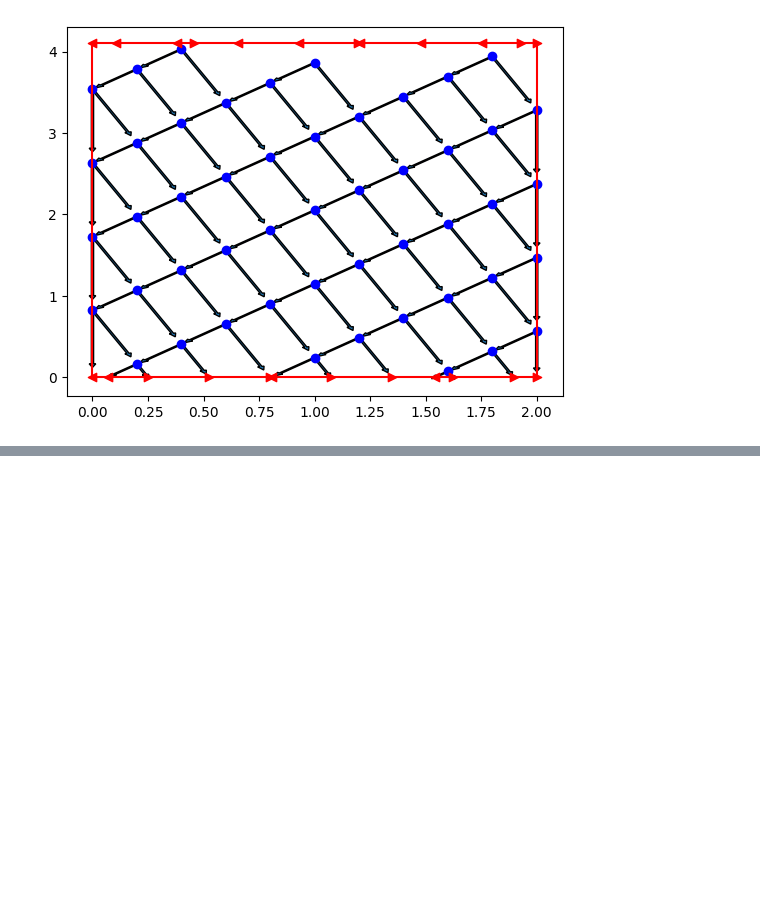
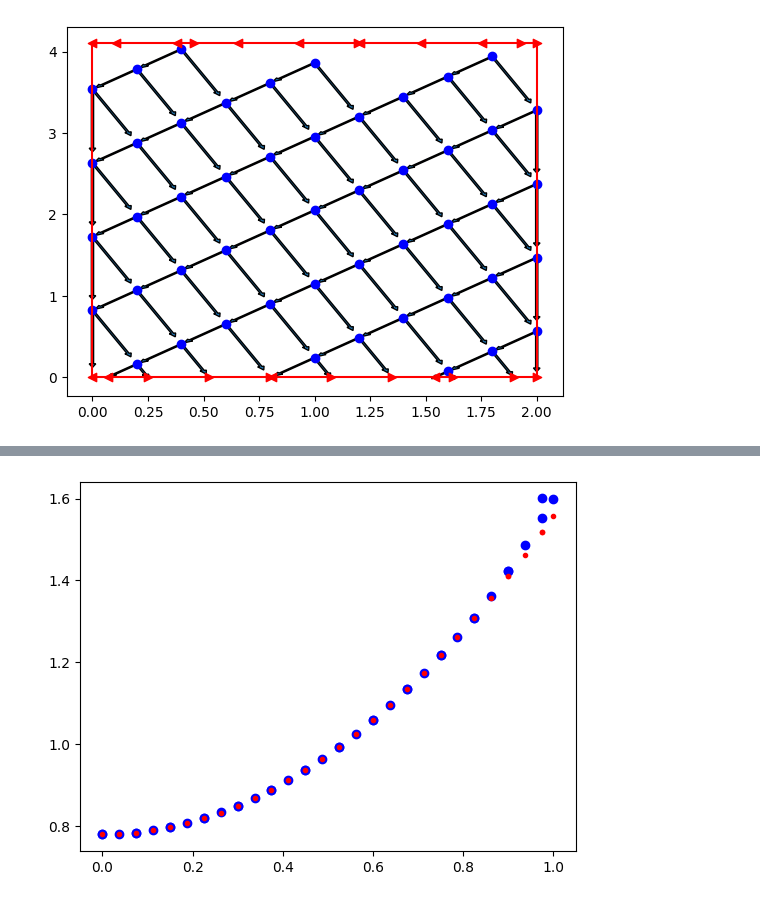
Before and after one commit to Dann38/model_rectification_column, a Jupyter notebook: Untitled.ipynb, the cells around one changed output, grey strips where cells are left out. Saved outputs shown, nothing was run; the diff lists cells and outputs as text; code cells hidden in the pictures; blank space fills up the shorter version.

```diff
--- a/Untitled.ipynb
+++ b/Untitled.ipynb
@@ -191,2 +190,26 @@ array([3., 2., 2., 0.])
 # %%
-nodes_start_r
+x0 = lambda s: 0
+y0 = lambda s: (3*s+1)/(2*(s+1))
+
+x_an = lambda s, t: 2*(s**2+1)*np.sin(t)
+y_an = lambda s, t: (3*s+1)/(2*(s+1))*np.cos(t)
+T = [0, 0.4]
+S = [0, 1]
+C = [1,2]
+# C = [2.3,0.9]
+
+B11 = lambda s, t: -2*s
+B12 = lambda s, t: 4/3*s**2
+B21 = lambda s, t: - (3*s+1)/(4*(s**2+1)*(s+1))
+B22 = lambda s, t: 4/((s+1)*(3*s+1))
+
+
+G11 = lambda t: - 4*np.cos(t) / (np.cos(t)-4*np.sin(t))
+G12 = lambda t: - G11(t)
+G21 = lambda t: (np.sin(t)) / (np.cos(t) - 4* np.sin(t))
+G22 = lambda t: - G21(t)
+
+F1 = lambda s, t: 4*s**3*np.sin(t)+2*np.cos(t)+4*s**2*np.cos(t)/(3*(s+1))
+F2 = lambda s, t: 0
+
+hyp_problem = HypProblem(T=T, S=S, C=C, B=[[B11, B12], [B21, B22]], F=[F1, F2], G=[[G11, G12], [G21, G22]], X0=x0, Y0=y0)
@@ -224,0 +434,19 @@ array([[ 3.        ,  0.        ,  1.54308943,  0.        ],
+# %%
+s_ar, x_ar, y_ar, x_an_ar, y_an_ar = [],[],[],[], []
+for cord, rez in zip(mesh.nodes_final_r.tolist()+mesh.nodes_final_l.tolist(), \
+                     mesh.rez_nodes_final_r+mesh.rez_nodes_final_l):
+    s = cord[2]
+    t = cord[3]
+    x = rez[0]
+    y = rez[1]
+    s_ar.append(cord[2])
+    x_ar.append(rez[0])
+    y_ar.append(rez[1])
+    x_an_ar.append(x_an(s, t))
+    y_an_ar.append(y_an(s,t))
+# %%
+for s, x1, x2 in zip(s_ar, x_ar, x_an_ar):
+    plt.scatter(x=s, y=x1, color="b")
+    plt.scatter(x=s, y=x2, color="r", marker=".")
+# %% [output]
+[figure, added]
```
Also changed, not shown: parts of 10 cells of this notebook, 6 other files.
